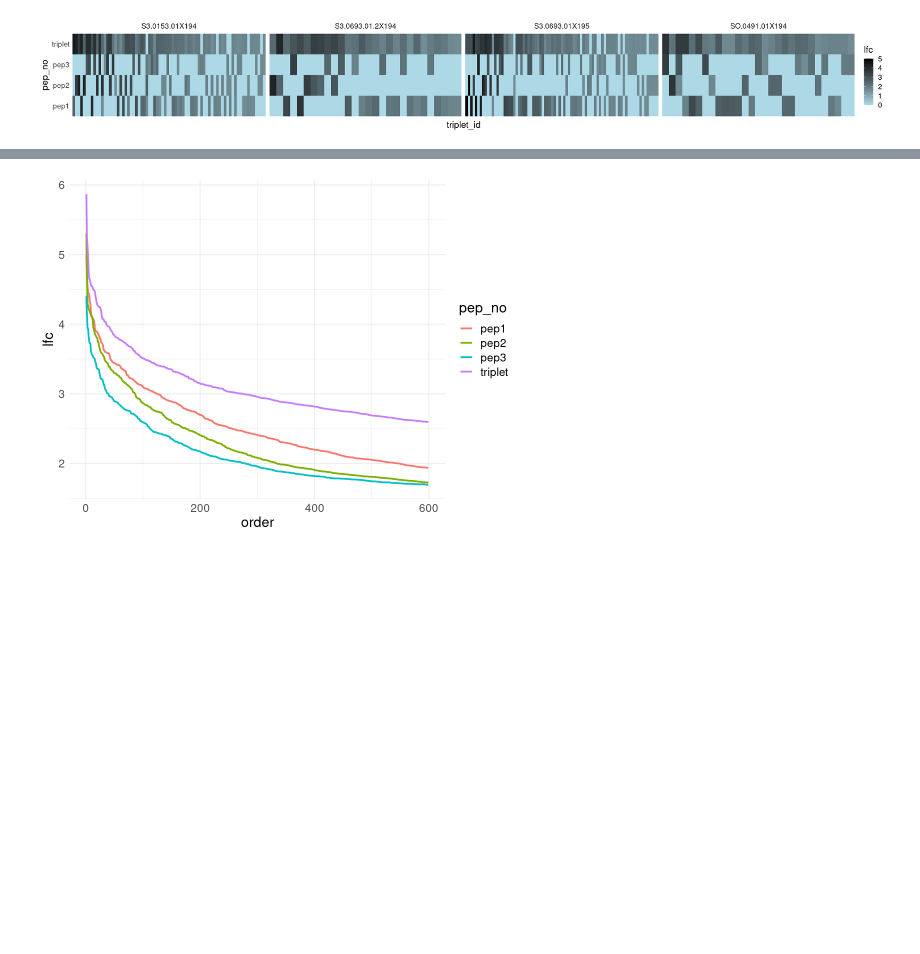
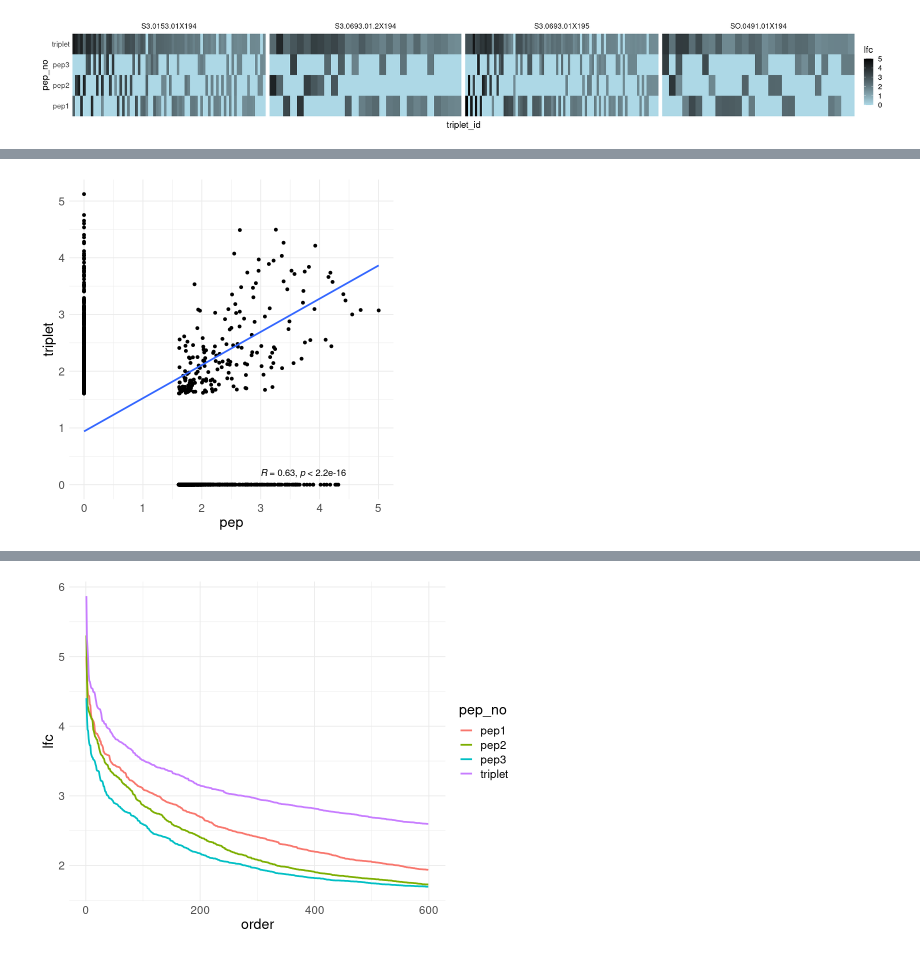
Before and after one commit to kepsi/Dolphyn, a Jupyter notebook: Manuscript Analyses/GPD_PhARscore_triplets.ipynb, the cells around one changed output, grey strips where cells are left out. Drawn from its saved outputs; the diff is of its cells as text; code cells hidden in the pictures; blank space fills up the shorter version.

```diff
--- a/Manuscript Analyses/GPD_PhARscore_triplets.ipynb
+++ b/Manuscript Analyses/GPD_PhARscore_triplets.ipynb
@@ -62,0 +86,18 @@ facet_grid(.~sample, scales= "free")
+# %%
+options(repr.plot.width=6, repr.plot.height=6)
+
+merge(dol_epi_map,tdf) %>% mutate(tripletSample = paste(triplet_id,sample)) %>%
+select(pep_id,lfc,pep_no,triplet_id,tripletSample, sample) %>%
+subset(tripletSample %in% positive_triplets) %>%
+mutate(pep_type = ifelse(pep_no == "triplet", "triplet", "pep")) %>%
+aggregate(lfc ~ triplet_id + sample + pep_type, data = ., FUN = max) %>%
+dcast(triplet_id + sample ~ pep_type, value.var = "lfc") %>%
+mutate(zeroes = triplet == 0 | pep == 0) -> temp
+
+temp %>% subset(zeroes == FALSE) -> temp_woz
+
+temp %>% ggplot(aes(pep,triplet)) + geom_point() +
+  geom_smooth(data = temp_woz, method = lm, se=FALSE, formula = y ~ x, fullrange = TRUE) +
+    stat_cor(data = temp_woz, method = "pearson", label.x = 3, label.y = 0.2)
+# %% [output]
+[figure, added]
```
Also changed, not shown: parts of 3 cells of this notebook, 8 other files.
